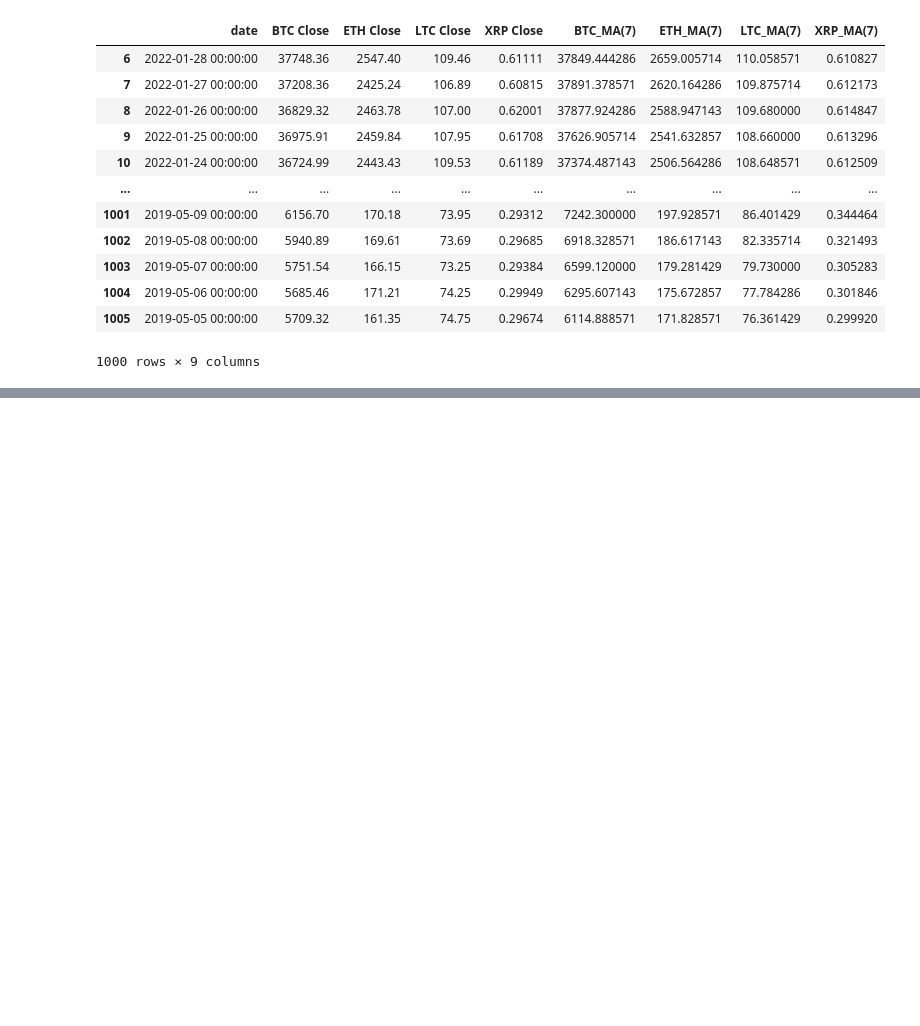
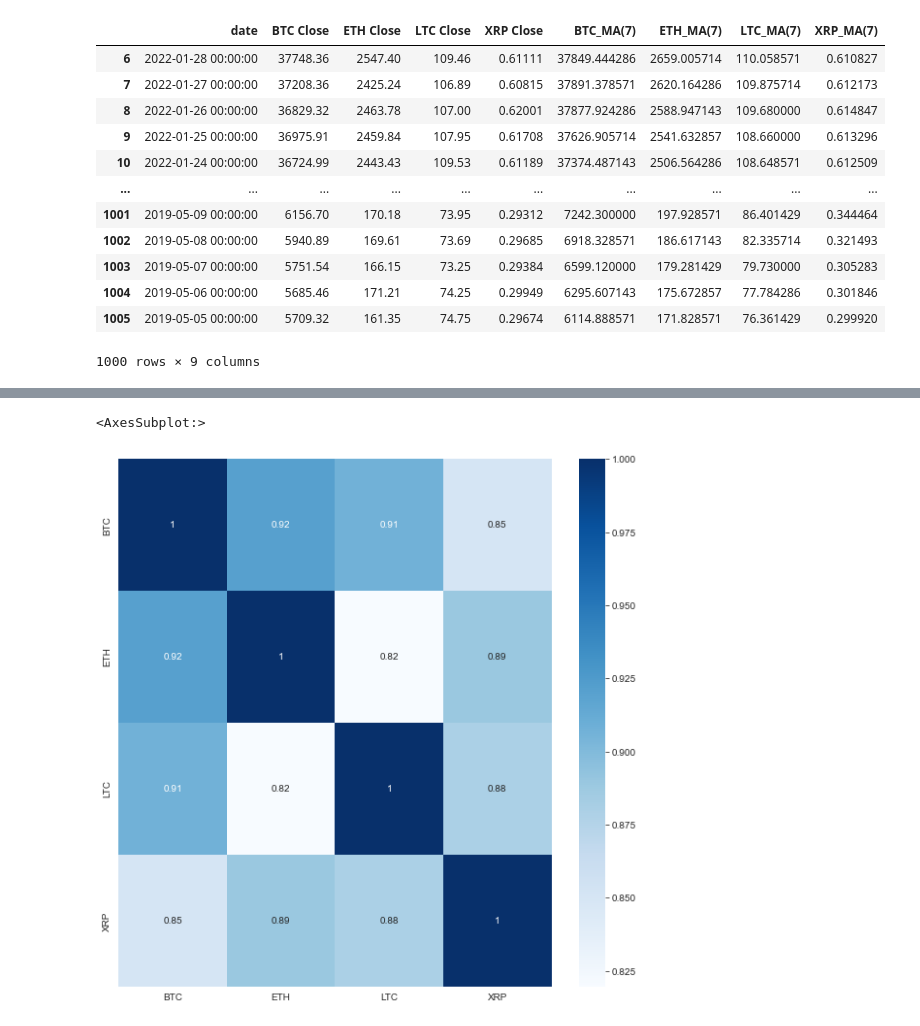
Before and after one commit to reiderwin/mustache-list-sequence, a Jupyter notebook: ccs_crypto_edits/crypto.ipynb, the cells around one changed output, grey strips where cells are left out. Saved outputs shown, nothing was run; the diff lists cells and outputs as text; code cells hidden in the pictures; blank space fills up the shorter version.

Commit message:
price correlation heatmap

```diff
--- a/ccs_crypto_edits/crypto.ipynb
+++ b/ccs_crypto_edits/crypto.ipynb
@@ -334,3 +334,6 @@ ma7_df.reindex(columns = ["date", "BTC Close", "ETH Close", "LTC Close", "XRP Cl
 | 1004 | 2019-05-06 00:00:00 | 5685.46 | 171.21 | 74.25 | 0.29949 | 6295.607143 | 175.672857 | 77.784286 | 0.301846 |
 | 1005 | 2019-05-05 00:00:00 | 5709.32 | 161.35 | 74.75 | 0.29674 | 6114.888571 | 171.828571 | 76.361429 | 0.299920 |
 1000 rows × 9 columns
+# %%
+ma_df = ma7_df.rename(columns={"BTC Close": "BTC", "ETH Close": "ETH", "LTC Close": "LTC", "XRP Close": "XRP"})
+ma_df
@@ -336,0 +362,7 @@ ma7_df.reindex(columns = ["date", "BTC Close", "ETH Close", "LTC Close", "XRP Cl
+# %%
+# price correlation heatmap
+plt.figure(figsize = (10,10))
+sns.heatmap(ma_df[["BTC", "ETH", "LTC", "XRP"]].corr(), annot=True, cmap="Blues")
+# %% [output]
+<AxesSubplot:>
+[figure, added]
```
Also changed, not shown: parts of 3 cells of this notebook, 4 other files.
